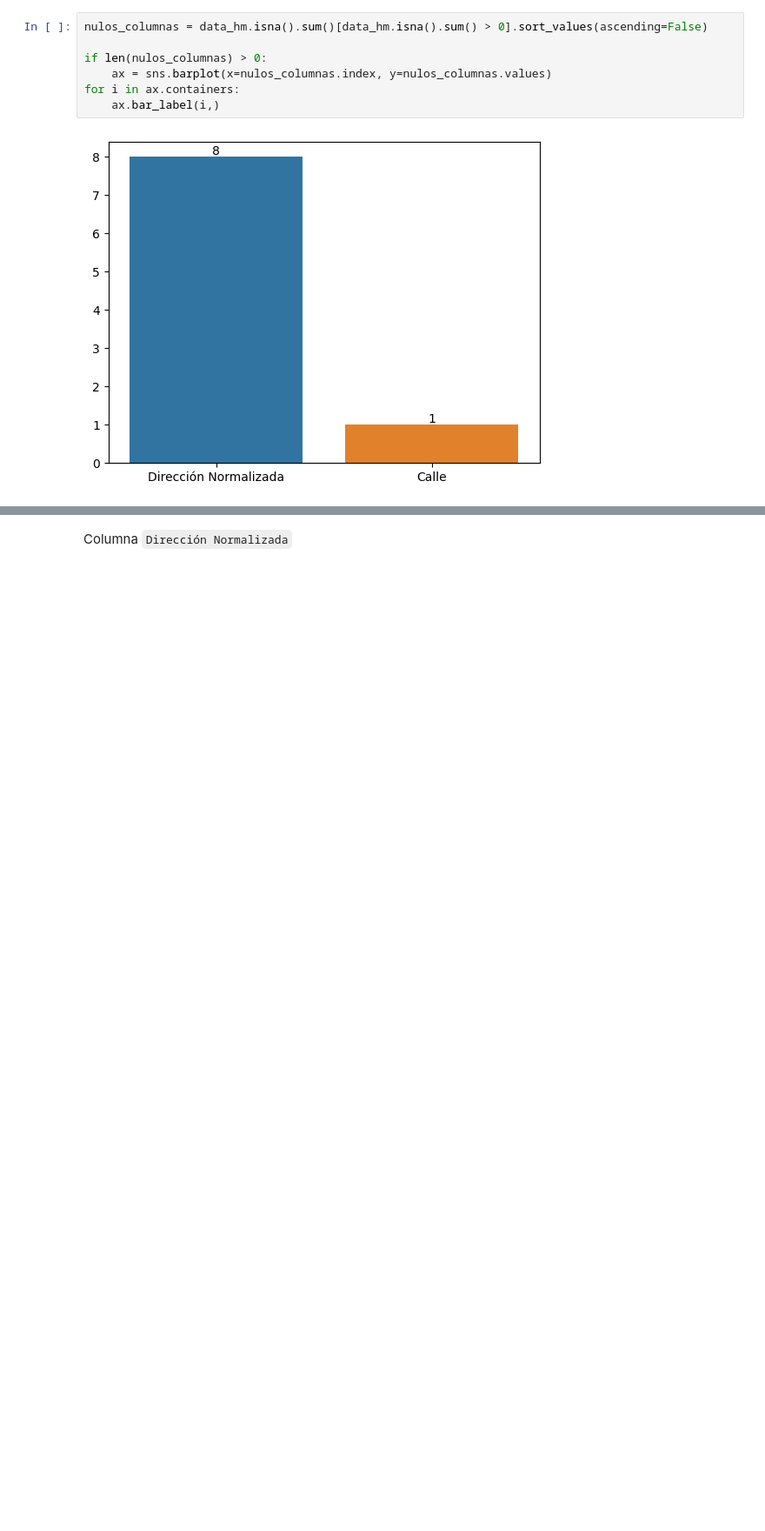
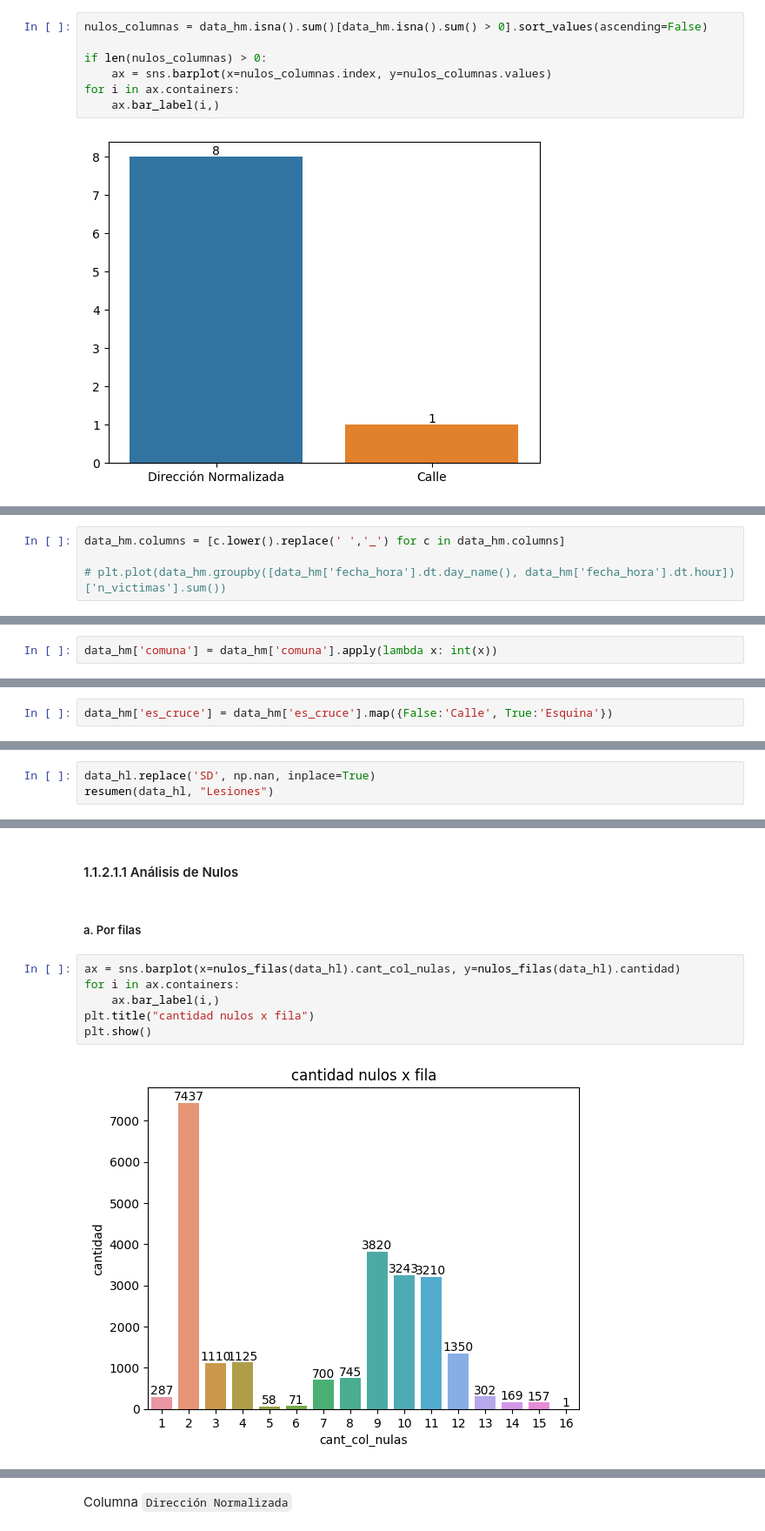
Before and after one commit to cypbk/pida-javier-bengolea, a Jupyter notebook: main.ipynb, the cells around one changed output, grey strips where cells are left out. Shown at 87% size. Drawn from its saved outputs; the diff is of its cells as text; blank space fills up the shorter version.

```diff
--- a/main.ipynb
+++ b/main.ipynb
@@ -284,0 +706,4 @@ for i in ax.containers:
+# %%
+data_hm.columns = [c.lower().replace(' ','_') for c in data_hm.columns]
+
+# plt.plot(data_hm.groupby([data_hm['fecha_hora'].dt.day_name(), data_hm['fecha_hora'].dt.hour])['n_victimas'].sum())
@@ -284,0 +731,2 @@ for i in ax.containers:
+# %%
+data_hm['comuna'] = data_hm['comuna'].apply(lambda x: int(x))
@@ -284,0 +816,2 @@ for i in ax.containers:
+# %%
+data_hm['es_cruce'] = data_hm['es_cruce'].map({False:'Calle', True:'Esquina'})
@@ -284,0 +1182,3 @@ for i in ax.containers:
+# %%
+data_hl.replace('SD', np.nan, inplace=True)
+resumen(data_hl, "Lesiones")
@@ -284,0 +1199,12 @@ for i in ax.containers:
+# %% [markdown]
+#### 1.1.2.1.1 Análisis de Nulos
+# %% [markdown]
+##### a. Por filas
+# %%
+ax = sns.barplot(x=nulos_filas(data_hl).cant_col_nulas, y=nulos_filas(data_hl).cantidad)
+for i in ax.containers:
+    ax.bar_label(i,)
+plt.title("cantidad nulos x fila")
+plt.show()
+# %% [output]
+[figure, added]
```
Also changed, not shown: parts of 132 cells of this notebook.
